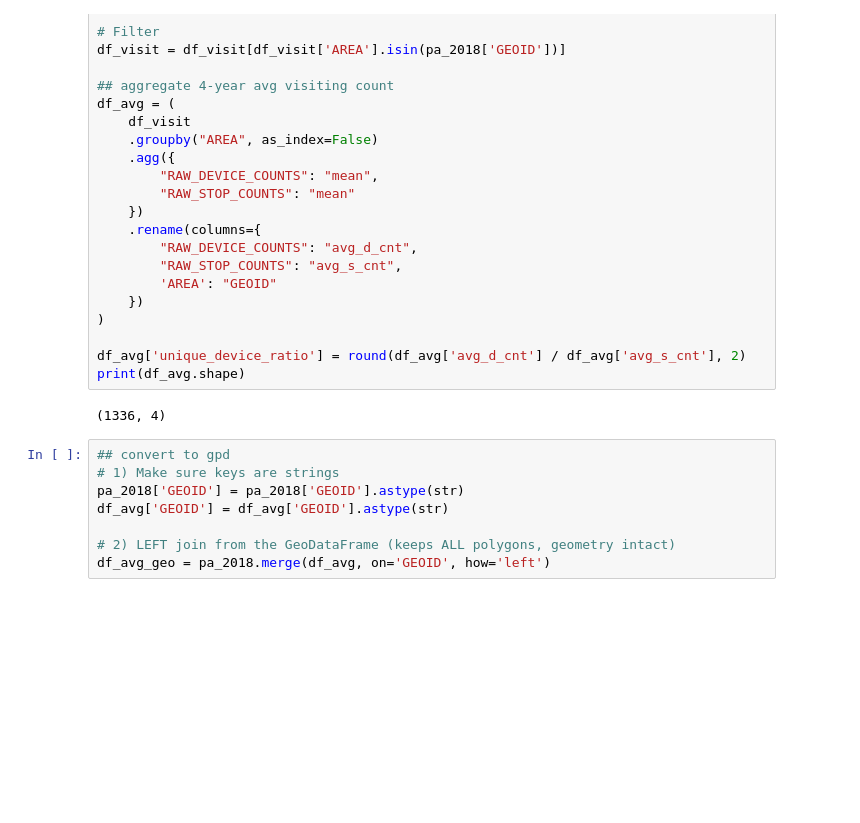
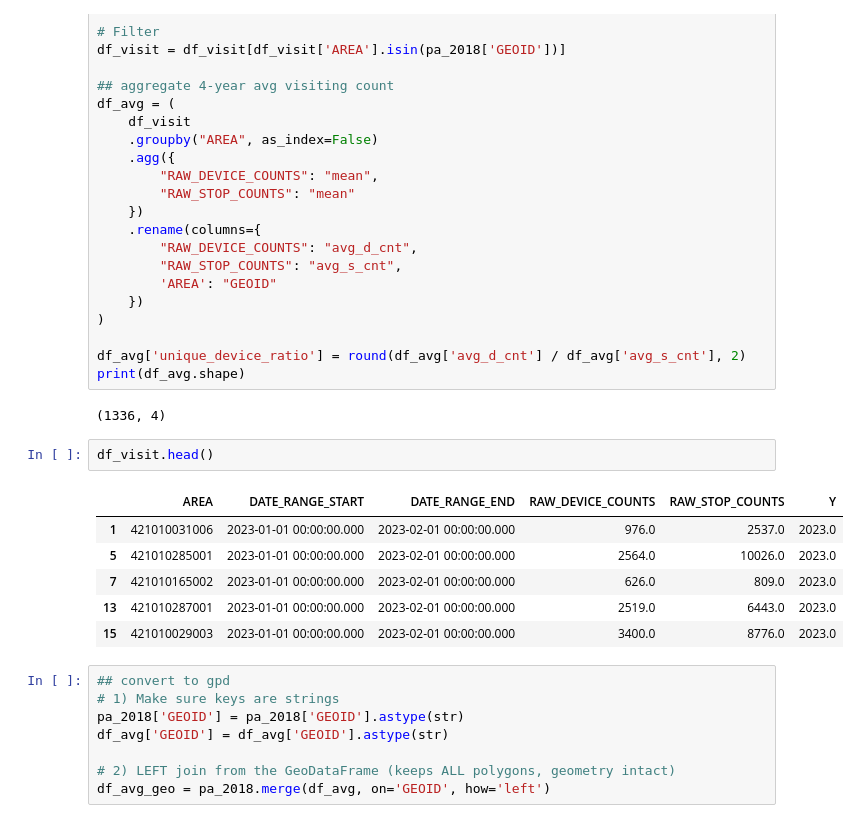
Before and after one commit to yuxinlg/Illegal-Dumping, a Jupyter notebook: code/foot_traffic.ipynb, the cells around one changed output. Saved outputs shown, nothing was run; the diff lists cells and outputs as text; blank space fills up the shorter version.

```diff
--- a/code/foot_traffic.ipynb
+++ b/code/foot_traffic.ipynb
@@ -128,6 +124,15 @@ df_avg['unique_device_ratio'] = round(df_avg['avg_d_cnt'] / df_avg['avg_s_cnt'],
 print(df_avg.shape)
 # %% [output]
 (1336, 4)
+# %%
+df_visit.head()
+# %% [output]
+|  | AREA | DATE_RANGE_START | DATE_RANGE_END | RAW_DEVICE_COUNTS | RAW_STOP_COUNTS | Y |
+| 1 | 421010031006 | 2023-01-01 00:00:00.000 | 2023-02-01 00:00:00.000 | 976.0 | 2537.0 | 2023.0 |
+| 5 | 421010285001 | 2023-01-01 00:00:00.000 | 2023-02-01 00:00:00.000 | 2564.0 | 10026.0 | 2023.0 |
+| 7 | 421010165002 | 2023-01-01 00:00:00.000 | 2023-02-01 00:00:00.000 | 626.0 | 809.0 | 2023.0 |
+| 13 | 421010287001 | 2023-01-01 00:00:00.000 | 2023-02-01 00:00:00.000 | 2519.0 | 6443.0 | 2023.0 |
+| 15 | 421010029003 | 2023-01-01 00:00:00.000 | 2023-02-01 00:00:00.000 | 3400.0 | 8776.0 | 2023.0 |
 # %%
 ## convert to gpd
 # 1) Make sure keys are strings
```
Also changed, not shown: parts of 27 cells of this notebook, 13 other files.
